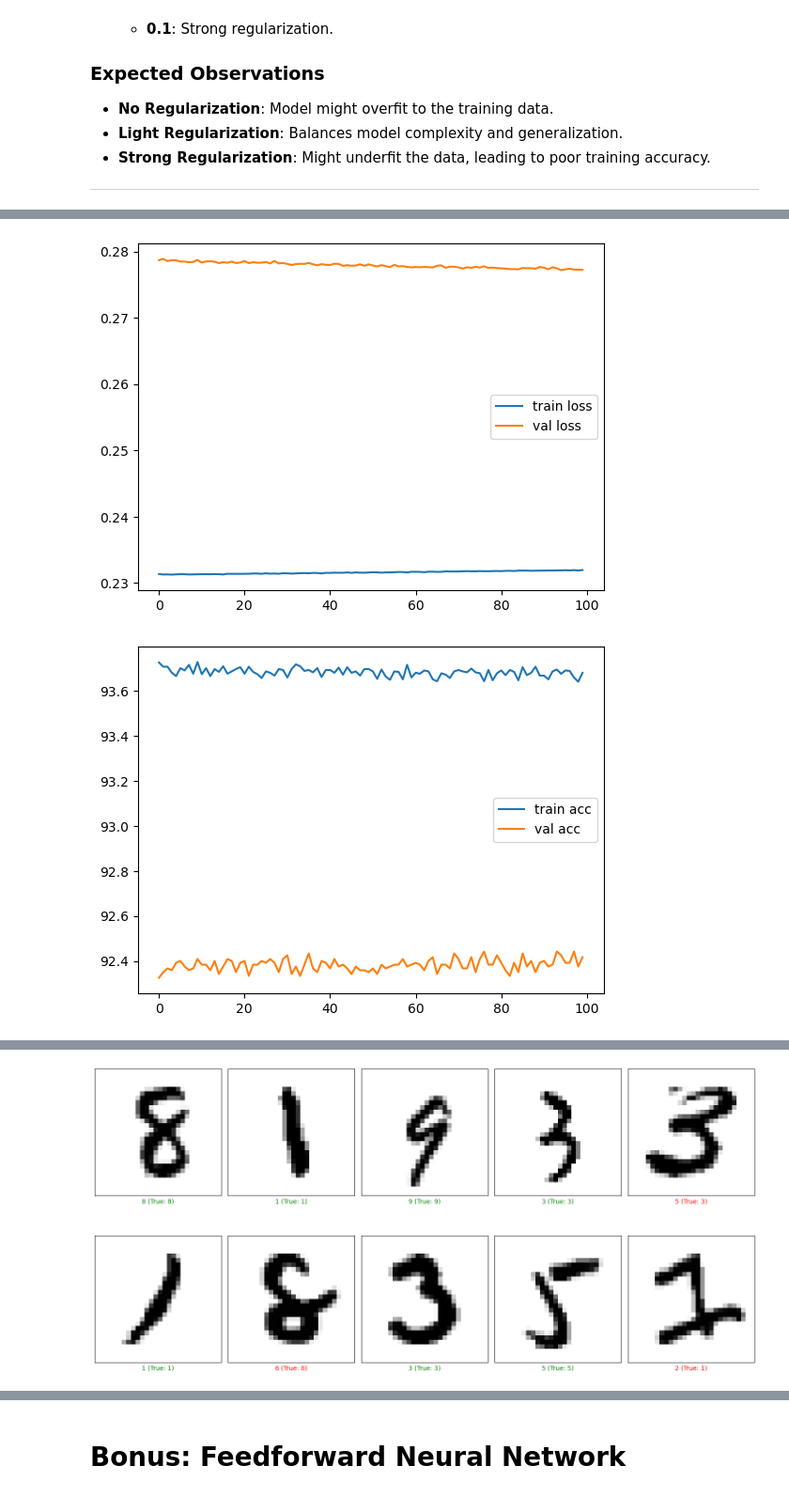
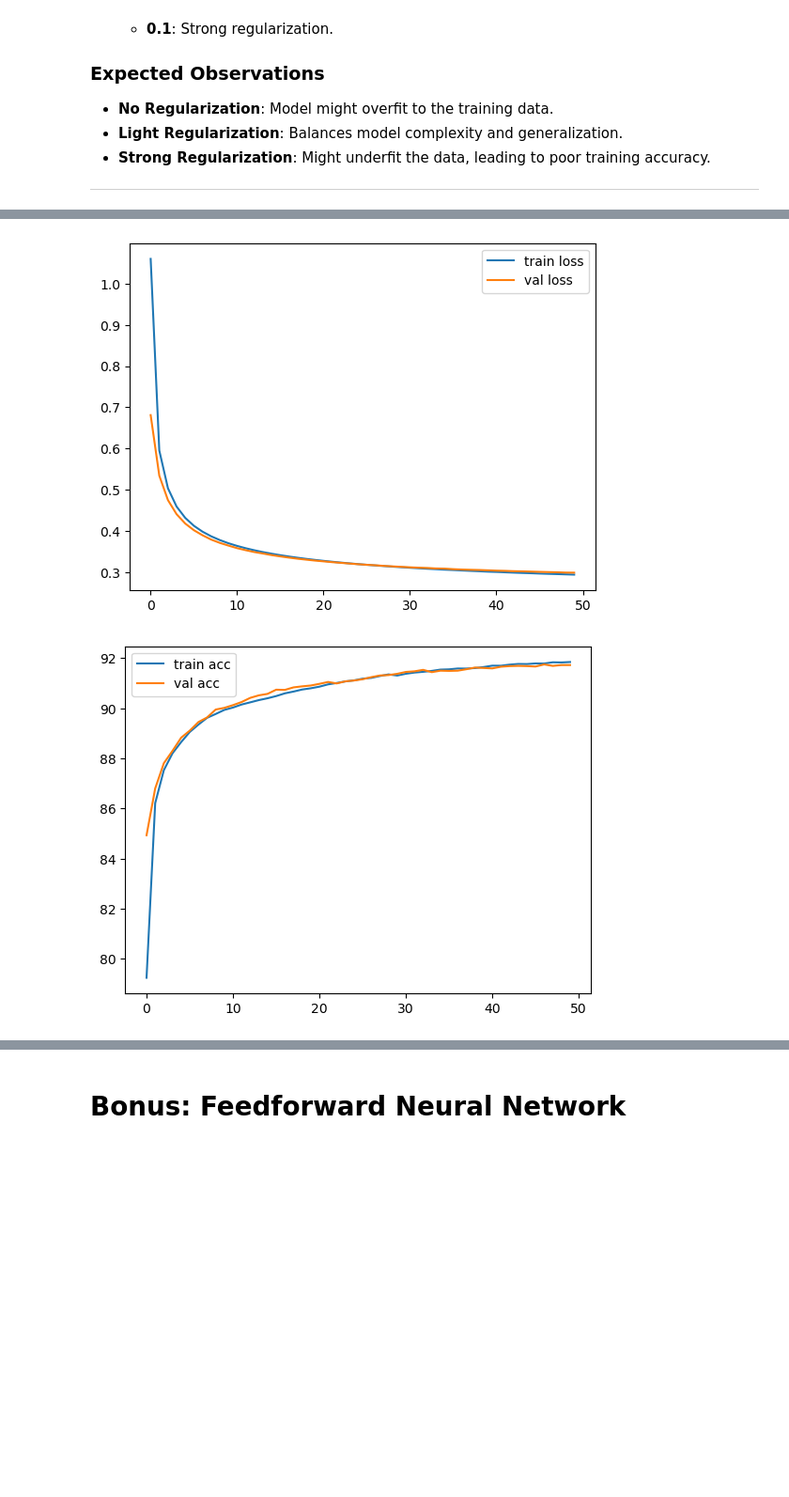
Before and after one commit to RanaMohamed6720/MNIST-Classification-AI, a Jupyter notebook: mnist-dataset.ipynb, the cells around one changed output, grey strips where cells are left out. Shown at 94% size. Drawn from its saved outputs; the diff is of its cells as text; code cells hidden in the pictures; blank space fills up the shorter version.

```diff
--- a/mnist-dataset.ipynb
+++ b/mnist-dataset.ipynb
@@ -529,10 +605,14 @@ acc_loss_plots(history)
 ---
 # %%
 # 0.0001 regulariztion
-batch_size = 64
-train_loader = DataLoader(train_dataset, batch_size, shuffle=True)
-val_loader = DataLoader(val_dataset, batch_size, shuffle=False)
-test_loader = DataLoader(test_dataset, batch_size, shuffle=False)
+train_loader, val_loader, test_loader = data_preperation(batch_size=64)
+# Model setup
+input_size = 28 * 28
+num_classes = 10
+model = SoftmaxRegression(input_size, num_classes)
+
+# Loss function and optimizer
+criterion = nn.CrossEntropyLoss()
 optimizer = optim.SGD(model.parameters(), lr=0.01, weight_decay=0.0001) # lr: learning rate
 
 train_losses, val_losses, train_accuracies, val_accuracies = train_model(optimizer, model, train_loader, val_loader, epochs=50)
@@ -559,2 +639,2 @@ Epoch 100/100, Train Loss: 0.2319, Train Accuracy: 93.68%, Val Loss: 0.2772, Val
-[figure, old version]
+[figure, new version]
-[figure, old version]
+[figure, new version]
@@ -563,3 +641,2 @@ Test Loss: 0.2673, Test Accuracy: 0.9253
-[figure, removed]
 # %%
 # 0.001 regulariztion
```
Also changed, not shown: parts of 27 cells of this notebook.
